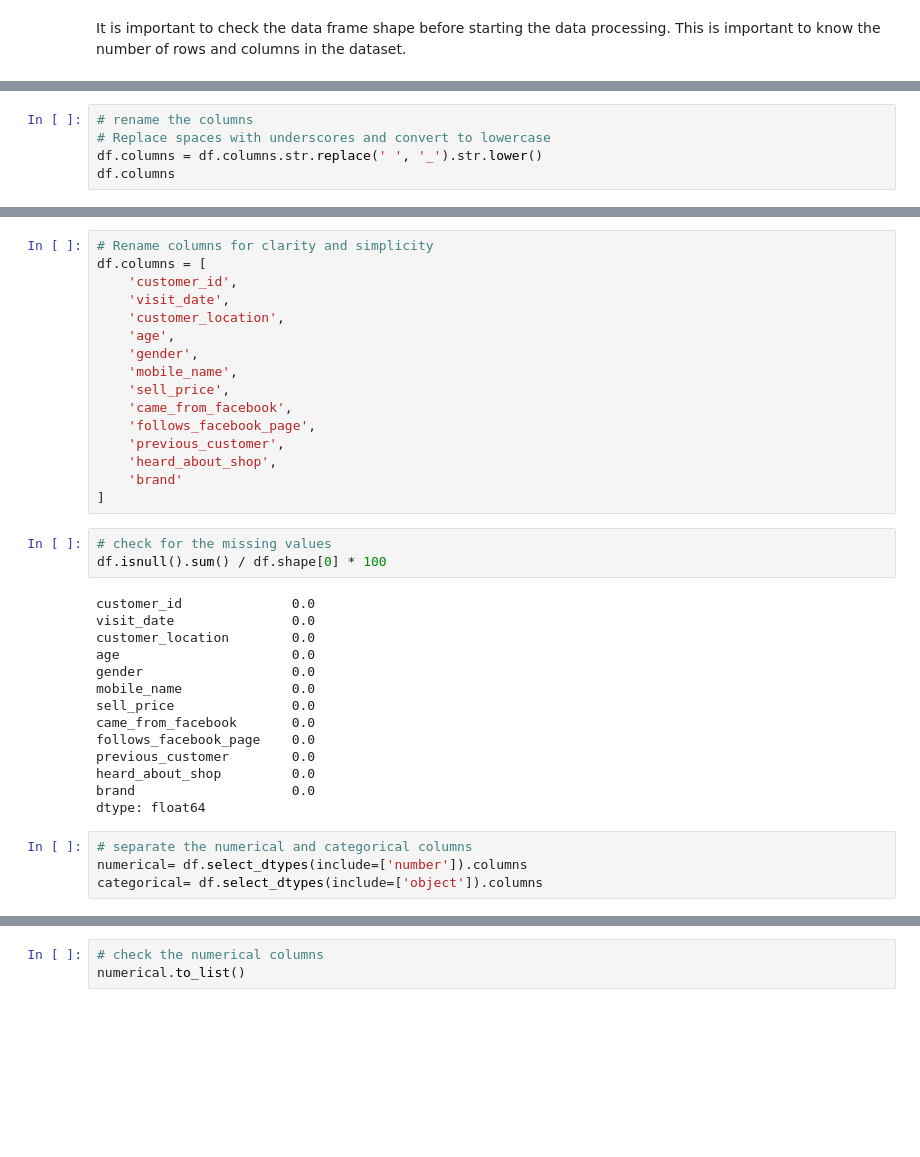
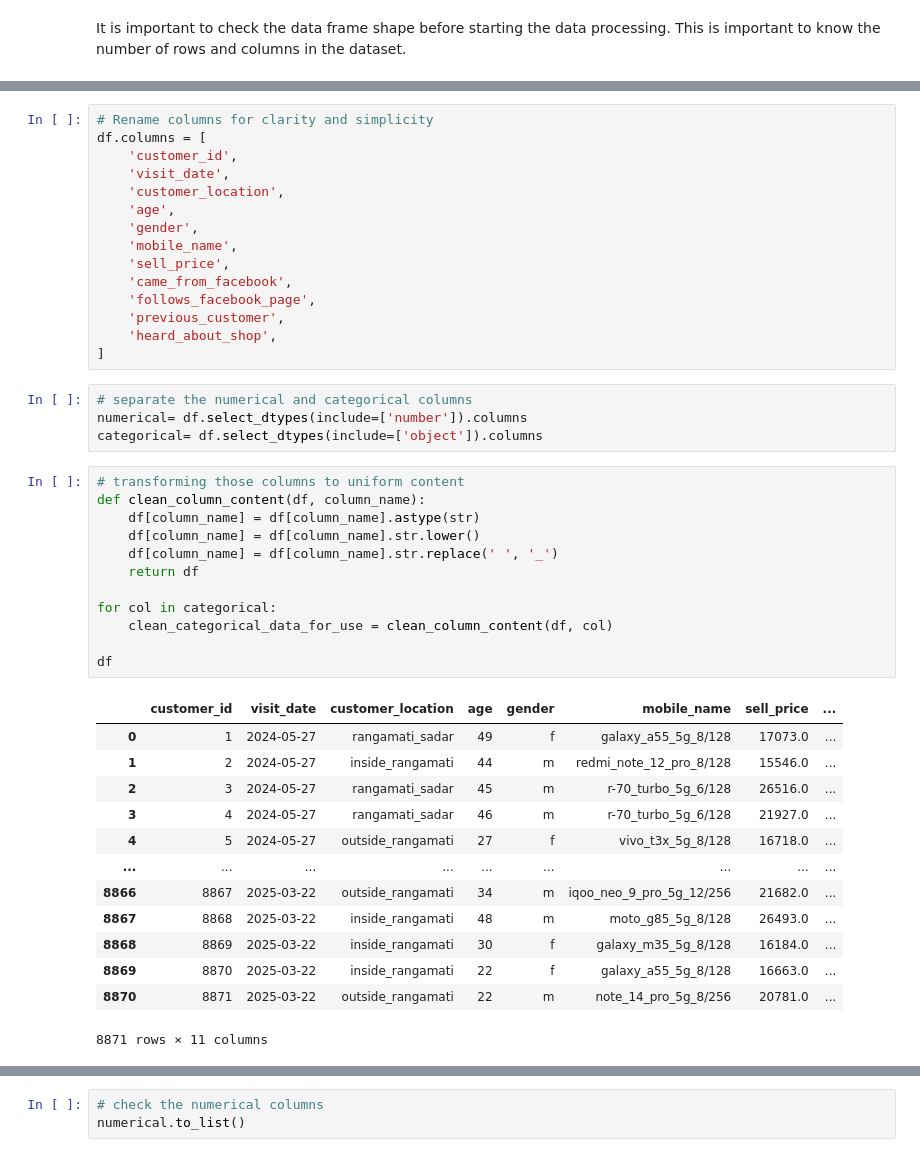
Before and after one commit to TeslimAdeyanju/14-Portfolio-SDS-CP026-retail-pulse, a Jupyter notebook: submissions/team/Teslim-Adeyanju/teslim-adeyanju-retail-pulse-note.ipynb, the cells around one changed output, grey strips where cells are left out. Drawn from its saved outputs; the diff is of its cells as text; blank space fills up the shorter version.

```diff
--- a/submissions/team/Teslim-Adeyanju/teslim-adeyanju-retail-pulse-note.ipynb
+++ b/submissions/team/Teslim-Adeyanju/teslim-adeyanju-retail-pulse-note.ipynb
@@ -203,5 +202,0 @@ df.shape
-# %%
-# rename the columns
-# Replace spaces with underscores and convert to lowercase
-df.columns = df.columns.str.replace(' ', '_').str.lower()
-df.columns
@@ -240,26 +228,34 @@ df.columns = [
     'follows_facebook_page',
     'previous_customer',
     'heard_about_shop',
-    'brand'
 ]
-# %%
-# check for the missing values
-df.isnull().sum() / df.shape[0] * 100
-# %% [output]
-customer_id              0.0
-visit_date               0.0
-customer_location        0.0
-age                      0.0
-gender                   0.0
-mobile_name              0.0
-sell_price               0.0
-came_from_facebook       0.0
-follows_facebook_page    0.0
-previous_customer        0.0
-heard_about_shop         0.0
-brand                    0.0
-dtype: float64
 # %%
 # separate the numerical and categorical columns
 numerical= df.select_dtypes(include=['number']).columns
 categorical= df.select_dtypes(include=['object']).columns
+# %%
+# transforming those columns to uniform content
+def clean_column_content(df, column_name):
+    df[column_name] = df[column_name].astype(str)
+    df[column_name] = df[column_name].str.lower()
+    df[column_name] = df[column_name].str.replace(' ', '_')
+    return df
+
+for col in categorical:
+    clean_categorical_data_for_use = clean_column_content(df, col)
+
+df
+# %% [output]
+|  | customer_id | visit_date | customer_location | age | gender | mobile_name | sell_price | ... |
+| 0 | 1 | 2024-05-27 | rangamati_sadar | 49 | f | galaxy_a55_5g_8/128 | 17073.0 | ... |
+| 1 | 2 | 2024-05-27 | inside_rangamati | 44 | m | redmi_note_12_pro_8/128 | 15546.0 | ... |
+| 2 | 3 | 2024-05-27 | rangamati_sadar | 45 | m | r-70_turbo_5g_6/128 | 26516.0 | ... |
+| 3 | 4 | 2024-05-27 | rangamati_sadar | 46 | m | r-70_turbo_5g_6/128 | 21927.0 | ... |
+| 4 | 5 | 2024-05-27 | outside_rangamati | 27 | f | vivo_t3x_5g_8/128 | 16718.0 | ... |
+| ... | ... | ... | ... | ... | ... | ... | ... | ... |
+| 8866 | 8867 | 2025-03-22 | outside_rangamati | 34 | m | iqoo_neo_9_pro_5g_12/256 | 21682.0 | ... |
+| 8867 | 8868 | 2025-03-22 | inside_rangamati | 48 | m | moto_g85_5g_8/128 | 26493.0 | ... |
+| 8868 | 8869 | 2025-03-22 | inside_rangamati | 30 | f | galaxy_m35_5g_8/128 | 16184.0 | ... |
+| 8869 | 8870 | 2025-03-22 | inside_rangamati | 22 | f | galaxy_a55_5g_8/128 | 16663.0 | ... |
+| 8870 | 8871 | 2025-03-22 | outside_rangamati | 22 | m | note_14_pro_5g_8/256 | 20781.0 | ... |
+8871 rows × 11 columns
```
Also changed, not shown: parts of 7 cells of this notebook.
